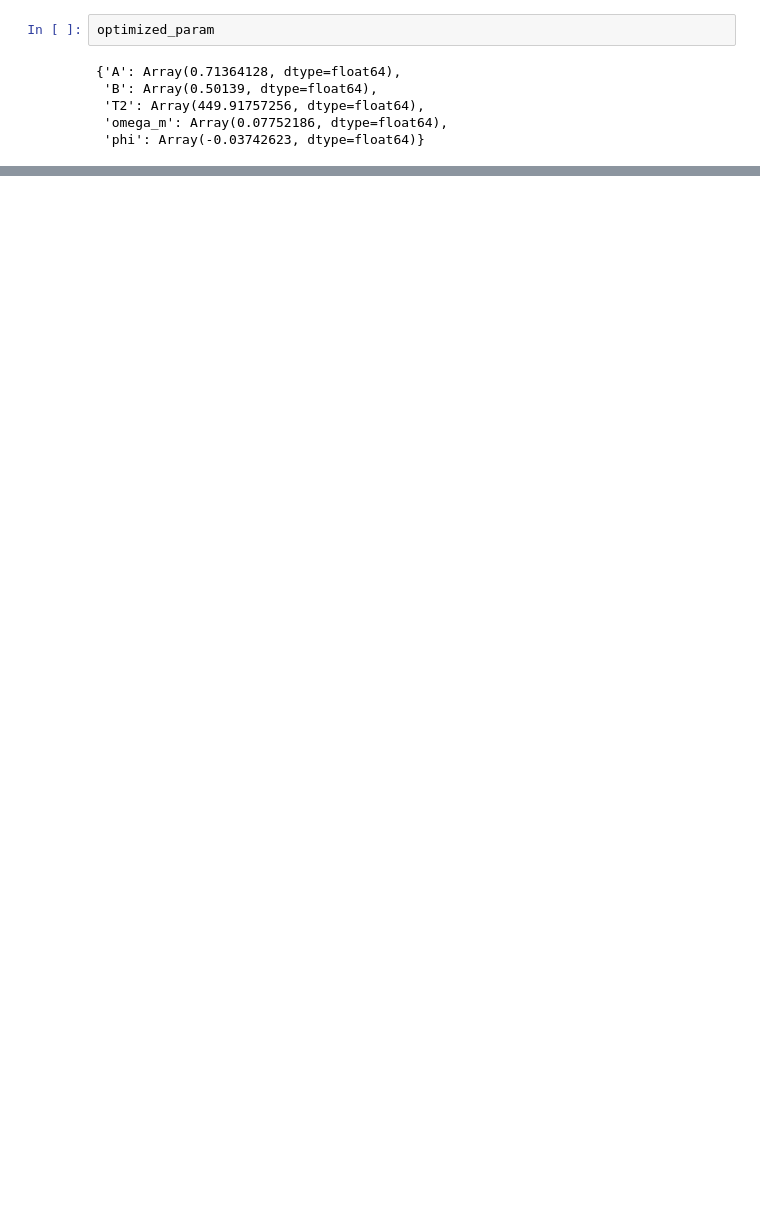
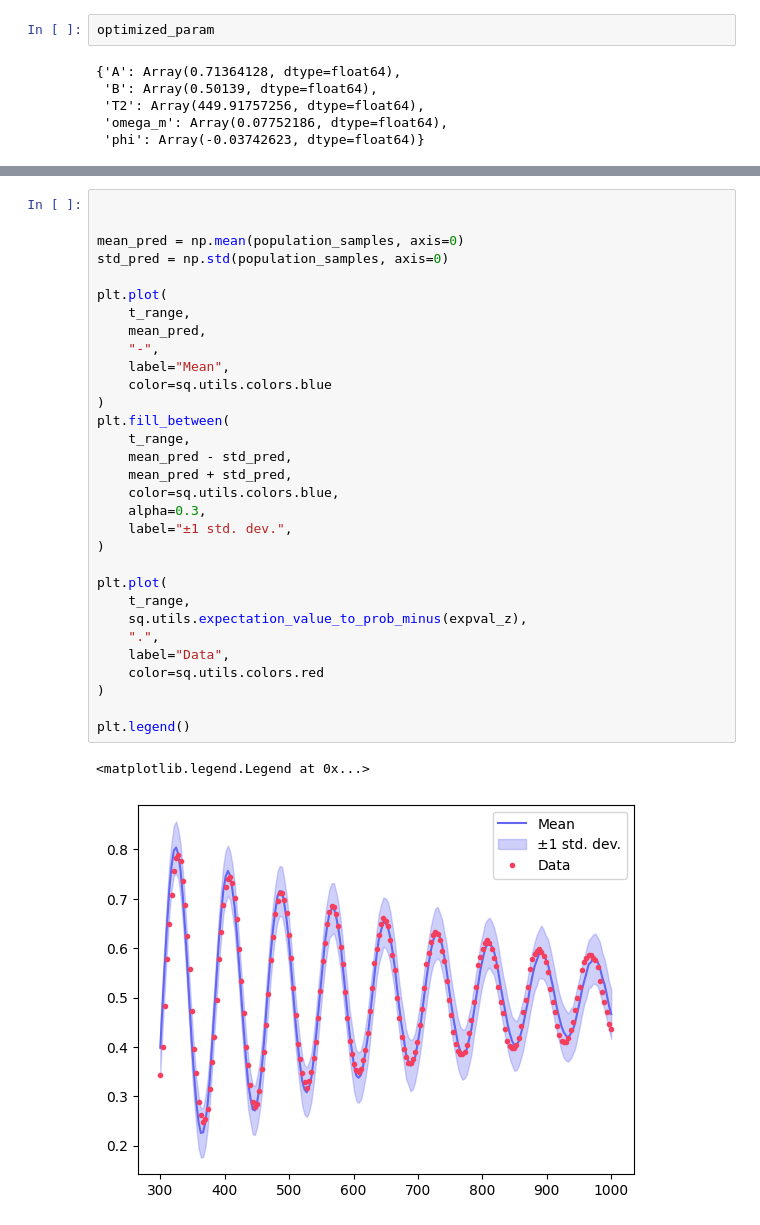
Before and after one commit to PorametPat/inspeqtor, a Jupyter notebook: docs/tutorials/tutorial_0005_ramsey_experiment.ipynb, the cells around one changed output, grey strips where cells are left out. Cells and saved outputs as stored; diff of their text form; blank space fills up the shorter version.

```diff
--- a/docs/tutorials/tutorial_0005_ramsey_experiment.ipynb
+++ b/docs/tutorials/tutorial_0005_ramsey_experiment.ipynb
@@ -410,0 +472,34 @@ optimized_param
+# %%
+
+
+mean_pred = np.mean(population_samples, axis=0)
+std_pred = np.std(population_samples, axis=0)
+
+plt.plot(
+    t_range,
+    mean_pred,
+    "-",
+    label="Mean",
+    color=sq.utils.colors.blue
+)
+plt.fill_between(
+    t_range,
+    mean_pred - std_pred,
+    mean_pred + std_pred,
+    color=sq.utils.colors.blue,
+    alpha=0.3,
+    label="±1 std. dev.",
+)
+
+plt.plot(
+    t_range,
+    sq.utils.expectation_value_to_prob_minus(expval_z),
+    ".",
+    label="Data",
+    color=sq.utils.colors.red
+)
+
+plt.legend()
+# %% [output]
+<matplotlib.legend.Legend at 0x...>
+[figure, added]
```
Also changed, not shown: parts of 11 cells of this notebook, 25 other files.
